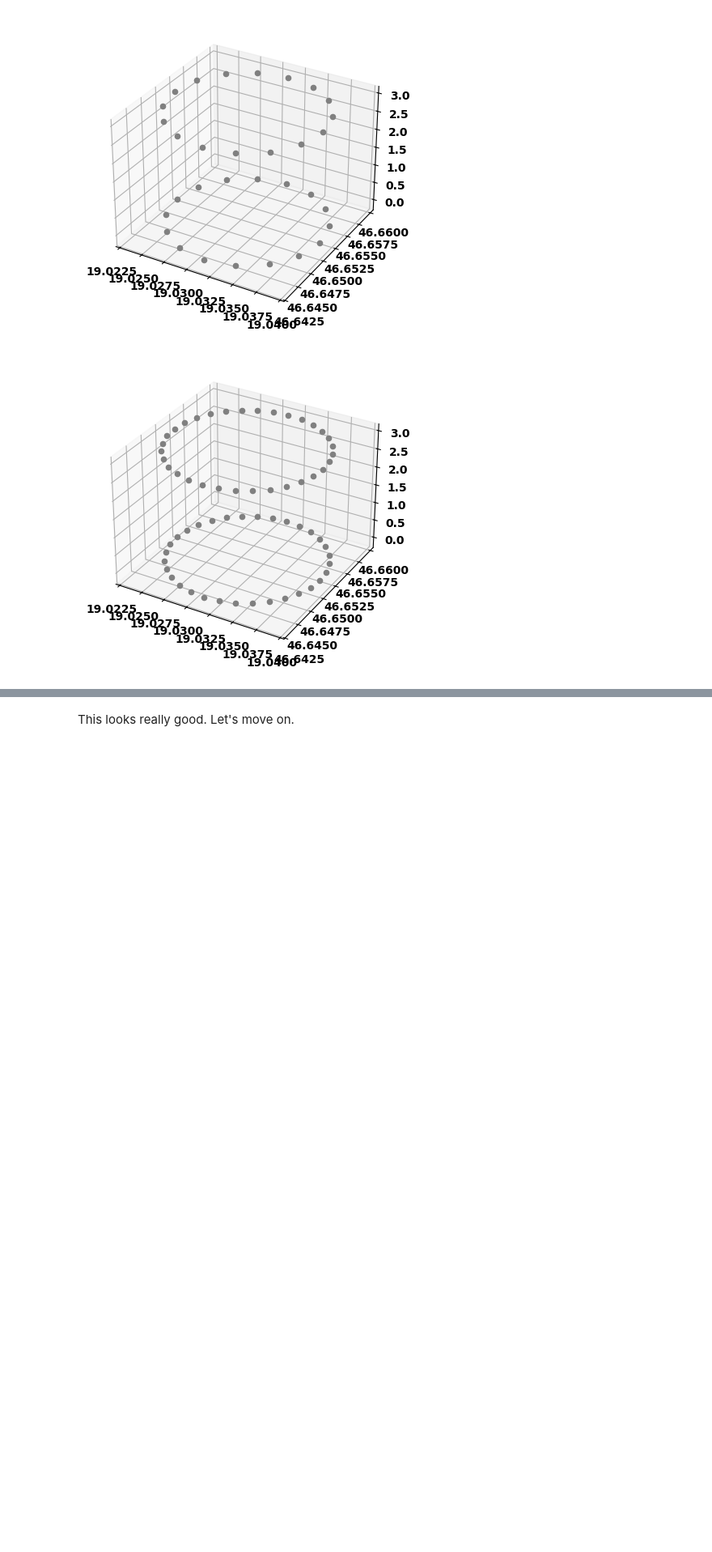
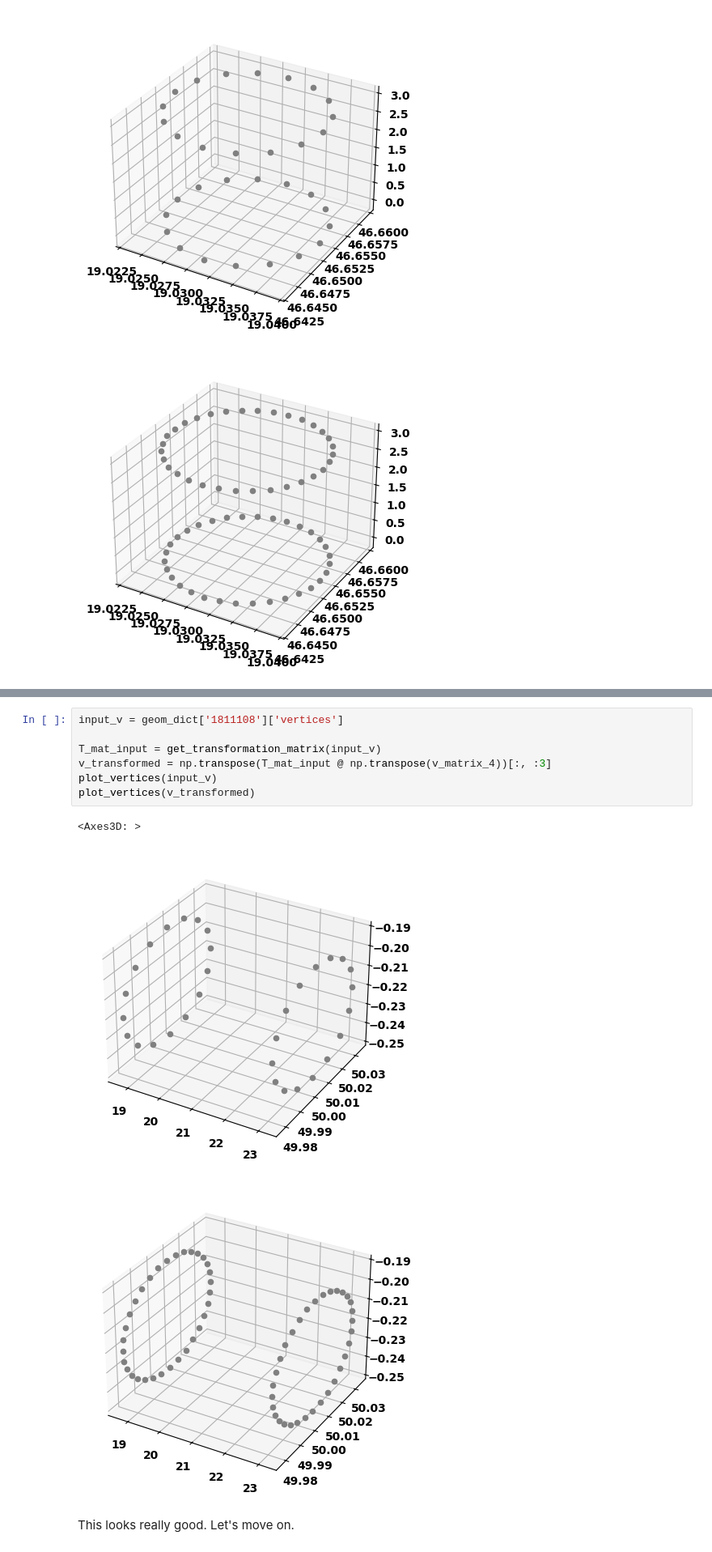
Before and after one commit to suryashch/3d_modelling, a Jupyter notebook: research/reducing-mesh-density/notebooks/hyper-instance.ipynb, the cells around one changed output, grey strips where cells are left out. Shown at 81% size. Drawn from its saved outputs; the diff is of its cells as text; blank space fills up the shorter version.

Commit message:
create transformation matrix function

```diff
--- a/research/reducing-mesh-density/notebooks/hyper-instance.ipynb
+++ b/research/reducing-mesh-density/notebooks/hyper-instance.ipynb
@@ -1394,3 +1398,14 @@ plot_vertices(v_transformed)
+# %%
+input_v = geom_dict['1811108']['vertices']
+
+T_mat_input = get_transformation_matrix(input_v)
+v_transformed = np.transpose(T_mat_input @ np.transpose(v_matrix_4))[:, :3]
+plot_vertices(input_v)
+plot_vertices(v_transformed)
+# %% [output]
+<Axes3D: >
+[figure, added]
+[figure, added]
 # %% [markdown]
 This looks really good. Let's move on.
 # %% [markdown]
```
Also changed, not shown: parts of 52 cells of this notebook.
